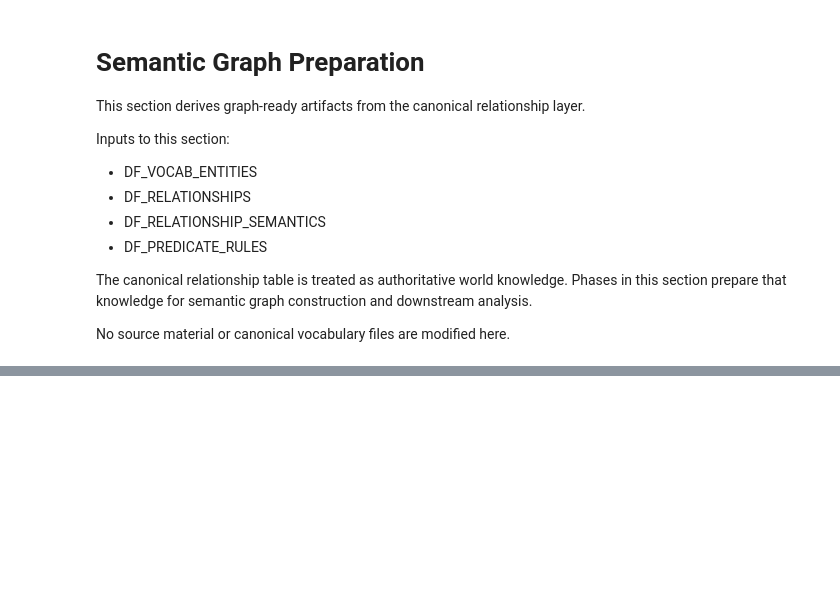
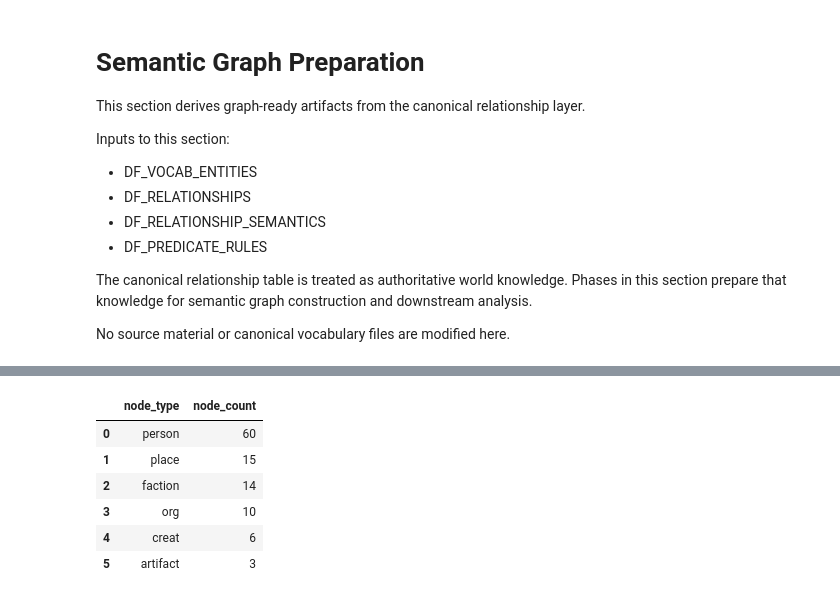
Before and after one commit to CharisSophia/iwtc-tools, a Jupyter notebook: notebooks/IWTC_Semantic_Indexing.ipynb, the cells around one changed output, grey strips where cells are left out. Cells and saved outputs as stored; diff of their text form; code cells hidden in the pictures; blank space fills up the shorter version.

Commit message:
Output graph data files

```diff
--- a/notebooks/IWTC_Semantic_Indexing.ipynb
+++ b/notebooks/IWTC_Semantic_Indexing.ipynb
@@ -1705,0 +1816,77 @@ display(DF_GRAPH_RELATIONSHIP_EDGES.head(10))
+# %%
+# Phase G3: Audit semantic graph artifacts
+LAST_PHASE_RUN = "G3"
+
+DF_GRAPH_SEMANTIC_NODES = pd.read_csv(
+    INDEXES_PATH / f"graph_semantic_nodes_{INDEX_VERSION.lower()}.csv",
+    dtype=str,
+).fillna("")
+
+DF_GRAPH_SEMANTIC_EDGES = pd.read_csv(
+    INDEXES_PATH / f"graph_semantic_edges_{INDEX_VERSION.lower()}.csv",
+    dtype=str,
+).fillna("")
+
+NODE_IDS = set(DF_GRAPH_SEMANTIC_NODES["node_id"])
+
+missing_subjects = (
+    DF_GRAPH_SEMANTIC_EDGES
+    .loc[~DF_GRAPH_SEMANTIC_EDGES["subject_id"].isin(NODE_IDS), "subject_id"]
+    .drop_duplicates()
+    .sort_values()
+    .reset_index(drop=True)
+)
+
+missing_objects = (
+    DF_GRAPH_SEMANTIC_EDGES
+    .loc[~DF_GRAPH_SEMANTIC_EDGES["object_id"].isin(NODE_IDS), "object_id"]
+    .drop_duplicates()
+    .sort_values()
+    .reset_index(drop=True)
+)
+
+duplicate_nodes = (
+    DF_GRAPH_SEMANTIC_NODES["node_id"]
+    .value_counts()
+    .loc[lambda s: s > 1]
+    .rename_axis("node_id")
+    .reset_index(name="duplicate_count")
+)
+
+if not missing_subjects.empty:
+    print("Missing subject_ids from semantic nodes:")
+    display(missing_subjects)
+
+if not missing_objects.empty:
+    print("Missing object_ids from semantic nodes:")
+    display(missing_objects)
+
+if not duplicate_nodes.empty:
+    print("Duplicate node_ids in semantic nodes:")
+    display(duplicate_nodes)
+
+if not missing_subjects.empty or not missing_objects.empty or not duplicate_nodes.empty:
+    raise ValueError(
+        "Semantic graph audit failed.\n\n"
+        "What to do:\n"
+        "- Regenerate the semantic graph artifacts\n"
+        "- Confirm graph_semantic_edges_v0.csv and graph_semantic_nodes_v0.csv were promoted together\n"
+        "- Rerun this phase"
+    )
+
+print("Phase G3 OK: semantic graph artifacts are internally consistent.")
+print(f"- Semantic nodes: {len(DF_GRAPH_SEMANTIC_NODES):>8}")
+print(f"- Semantic edges: {len(DF_GRAPH_SEMANTIC_EDGES):>8}")
+print(f"- Distinct node types: {DF_GRAPH_SEMANTIC_NODES['node_type'].nunique():>8}")
+
+print("\nNode counts by type:")
+display(
+    DF_GRAPH_SEMANTIC_NODES["node_type"]
+    .value_counts()
+    .rename_axis("node_type")
+    .reset_index(name="node_count")
+)
+
+del DF_GRAPH_SEMANTIC_NODES, DF_GRAPH_SEMANTIC_EDGES
+del NODE_IDS, missing_subjects, missing_objects, duplicate_nodes
+# %% [output]
@@ -1705,0 +1899,7 @@ display(DF_GRAPH_RELATIONSHIP_EDGES.head(10))
+|  | node_type | node_count |
+| 0 | person | 60 |
+| 1 | place | 15 |
+| 2 | faction | 14 |
+| 3 | org | 10 |
+| 4 | creat | 6 |
+| 5 | artifact | 3 |
```
Also changed, not shown: parts of 11 cells of this notebook, 1 other file.
